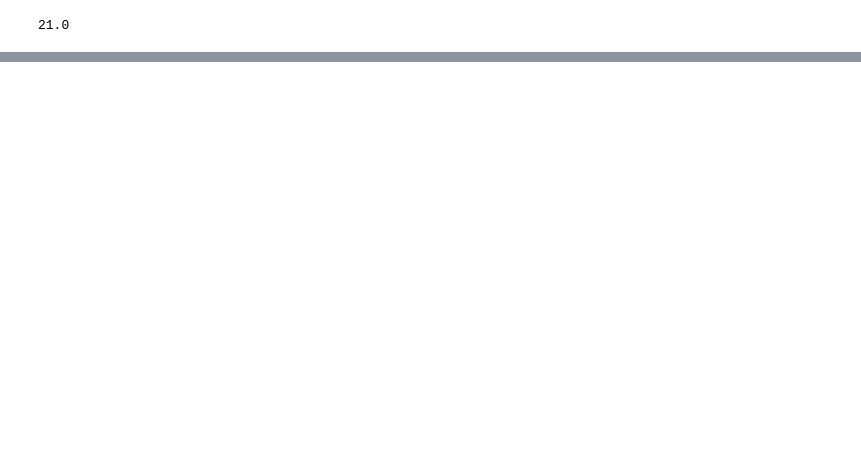
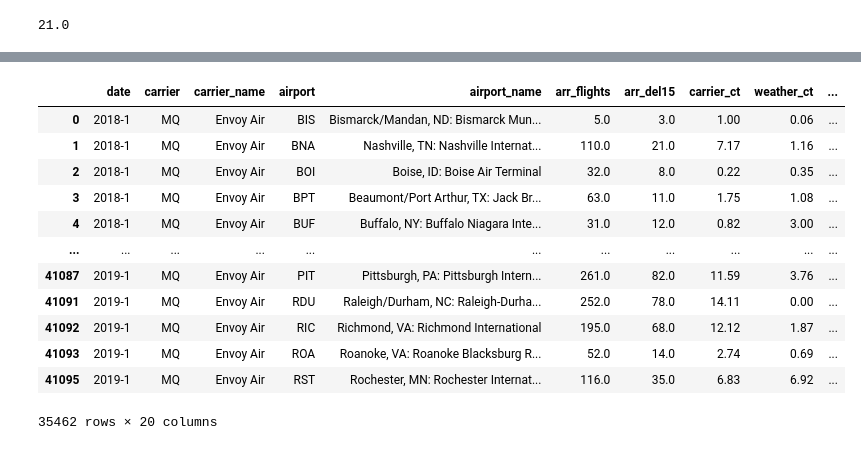
Before and after one commit to Davis-Data-Science-Club/Pandas-Tutorial, a Jupyter notebook: pandas_misc.ipynb, the cells around one changed output, grey strips where cells are left out. Cells and saved outputs as stored; diff of their text form; code cells hidden in the pictures; blank space fills up the shorter version.

```diff
--- a/pandas_misc.ipynb
+++ b/pandas_misc.ipynb
@@ -128,0 +173,19 @@ arrivals_df.loc[789,'arr_cancelled']
+# %%
+# Use groupby() to form groups based on more than one category
+
+gca = arrivals_df.groupby(['airport', ''])
+gca.head()
+# %% [output]
+|  | date | carrier | carrier_name | airport | airport_name | arr_flights | arr_del15 | carrier_ct | weather_ct | ... |
+| 0 | 2018-1 | MQ | Envoy Air | BIS | Bismarck/Mandan, ND: Bismarck Mun... | 5.0 | 3.0 | 1.00 | 0.06 | ... |
+| 1 | 2018-1 | MQ | Envoy Air | BNA | Nashville, TN: Nashville Internat... | 110.0 | 21.0 | 7.17 | 1.16 | ... |
+| 2 | 2018-1 | MQ | Envoy Air | BOI | Boise, ID: Boise Air Terminal | 32.0 | 8.0 | 0.22 | 0.35 | ... |
+| 3 | 2018-1 | MQ | Envoy Air | BPT | Beaumont/Port Arthur, TX: Jack Br... | 63.0 | 11.0 | 1.75 | 1.08 | ... |
+| 4 | 2018-1 | MQ | Envoy Air | BUF | Buffalo, NY: Buffalo Niagara Inte... | 31.0 | 12.0 | 0.82 | 3.00 | ... |
+| ... | ... | ... | ... | ... | ... | ... | ... | ... | ... | ... |
+| 41087 | 2019-1 | MQ | Envoy Air | PIT | Pittsburgh, PA: Pittsburgh Intern... | 261.0 | 82.0 | 11.59 | 3.76 | ... |
+| 41091 | 2019-1 | MQ | Envoy Air | RDU | Raleigh/Durham, NC: Raleigh-Durha... | 252.0 | 78.0 | 14.11 | 0.00 | ... |
+| 41092 | 2019-1 | MQ | Envoy Air | RIC | Richmond, VA: Richmond International | 195.0 | 68.0 | 12.12 | 1.87 | ... |
+| 41093 | 2019-1 | MQ | Envoy Air | ROA | Roanoke, VA: Roanoke Blacksburg R... | 52.0 | 14.0 | 2.74 | 0.69 | ... |
+| 41095 | 2019-1 | MQ | Envoy Air | RST | Rochester, MN: Rochester Internat... | 116.0 | 35.0 | 6.83 | 6.92 | ... |
+35462 rows × 20 columns
```
Also changed, not shown: parts of 4 cells of this notebook, 1 other file.
